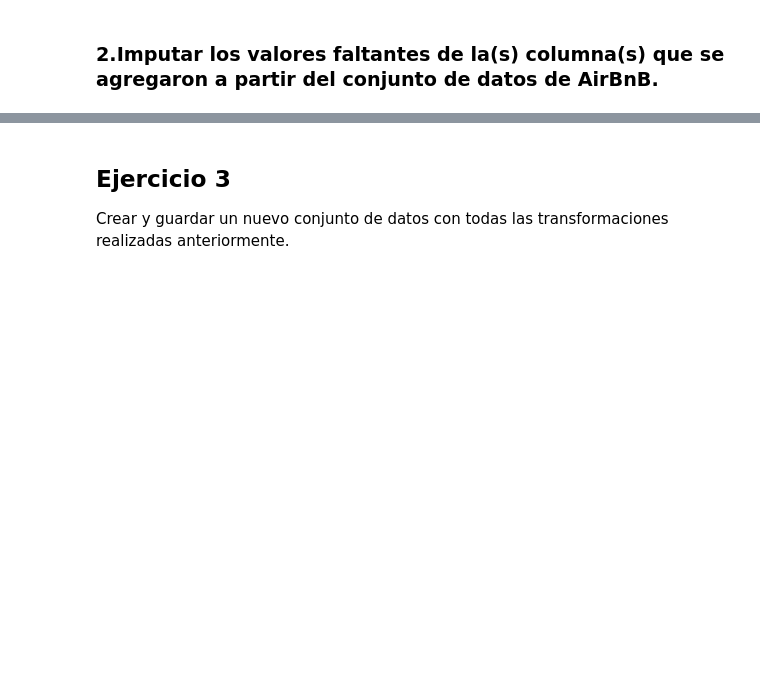
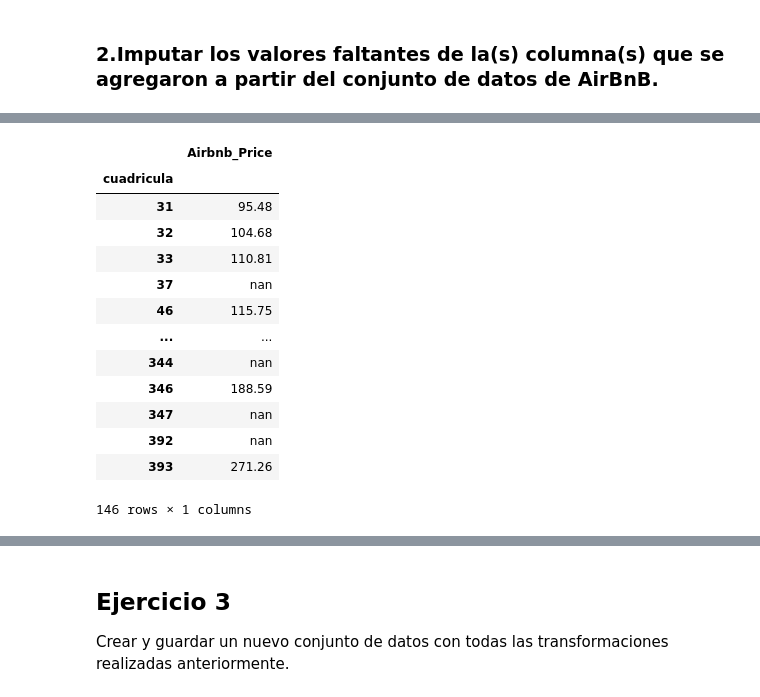
Before and after one commit to charly3d/Grupo17-Analisis-y-Curacion, a Jupyter notebook: Rodri_Entregable_Parte_1_16_06_2021.ipynb, the cells around one changed output, grey strips where cells are left out. Saved outputs shown, nothing was run; the diff lists cells and outputs as text; code cells hidden in the pictures; blank space fills up the shorter version.

```diff
--- a/Rodri_Entregable_Parte_1_16_06_2021.ipynb
+++ b/Rodri_Entregable_Parte_1_16_06_2021.ipynb
@@ -1255,0 +1424,20 @@ Records in Airbnb df with corresponding suburb form Sales df 0.9673291111596418
+# %%
+df_merge['Airbnb_Price']=df_merge['Airbnb_Price'].astype('float32')
+df_cuad_price=df_merge[['cuadricula','Airbnb_Price']].groupby('cuadricula').mean()
+
+df_cuad_price
+# %% [output]
+|  | Airbnb_Price |
+| cuadricula |  |
+| 31 | 95.48 |
+| 32 | 104.68 |
+| 33 | 110.81 |
+| 37 | nan |
+| 46 | 115.75 |
+| ... | ... |
+| 344 | nan |
+| 346 | 188.59 |
+| 347 | nan |
+| 392 | nan |
+| 393 | 271.26 |
+146 rows × 1 columns
```
Also changed, not shown: parts of 30 cells of this notebook.
